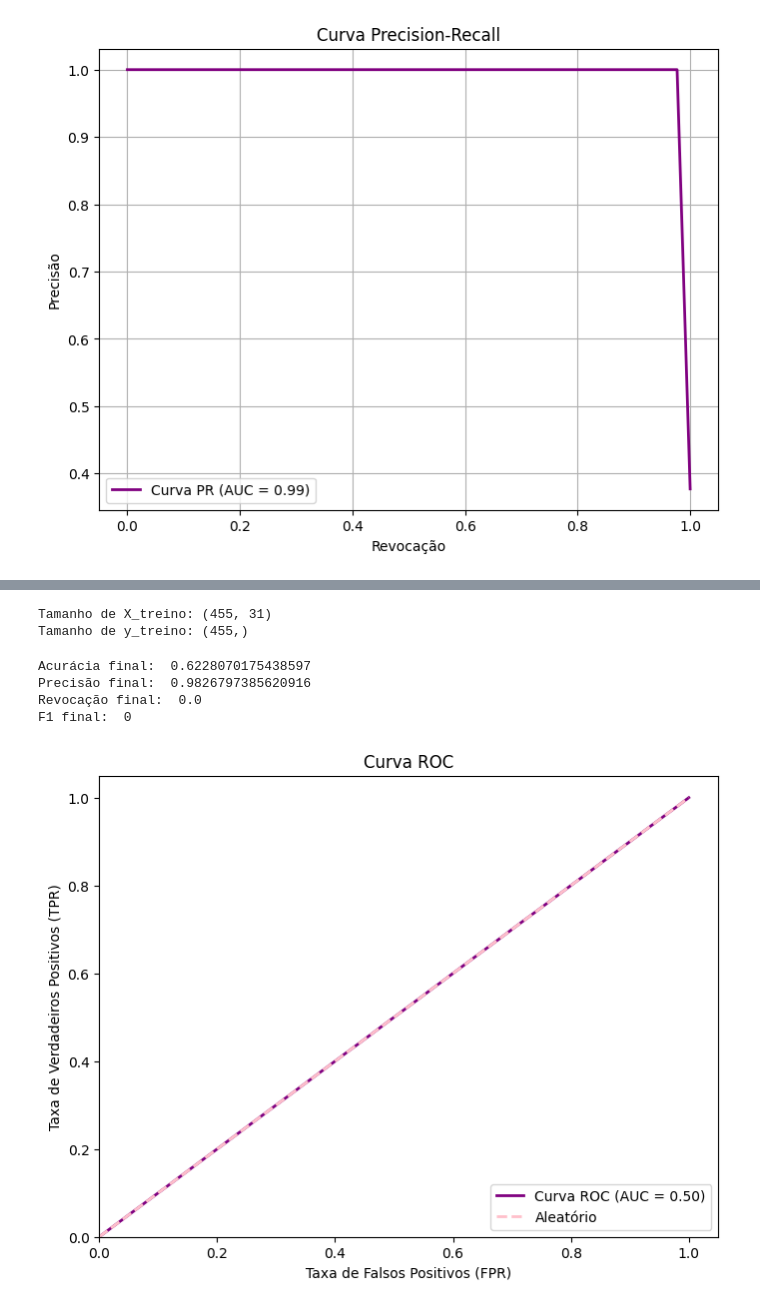
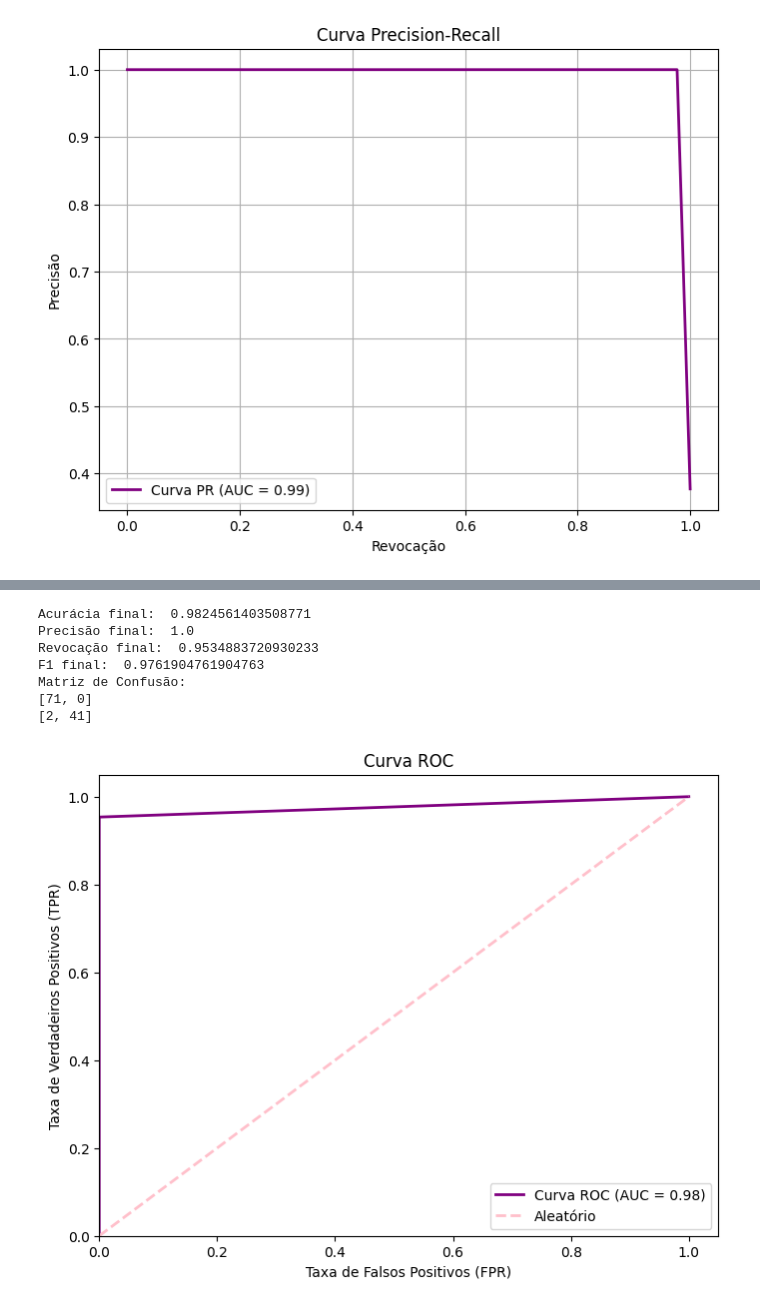
Before and after one commit to VivianKailany/Cancer-Diagnosis-ML-Model-Comparison, a Jupyter notebook: main.ipynb, the cells around one changed output, grey strips where cells are left out. Saved outputs shown, nothing was run; the diff lists cells and outputs as text; code cells hidden in the pictures.

```diff
--- a/main.ipynb
+++ b/main.ipynb
@@ -56,0 +21,21 @@ Desvio padrão do F1: 0.0
+# %%
+# Definir o objeto KFold
+kf = KFold(n_splits=10, shuffle=True, random_state=42)
+
+# Definir a grade de parâmetros
+param_grid_regressaologistica = {
+    'a': [0.001, 0.01, 0.1],
+    'epocas': [100, 200, 300]
+}
+melhor_modelo_RL, melhor_params_RL, melhor_media_RL = Grid_Search_RegressaoLogistica(X_treino, y_treino, param_grid_regressaologistica, kf)
+# %%
+# Definir parâmetros para SVM
+param_grid_SVM = {
+    'C': [2**i for i in range(-25, 26, 2)],
+    'gamma': [2**i for i in range(-25, 24, 2)],
+    'kernel': ['linear', 'rbf']
+}
+y_treino_mod=y_treino.ravel()
+
+# Executar a busca personalizada
+melhor_modelo_SVM, melhor_params_SVM, melhor_media_SVM = Grid_Search_SVM(X_treino, y_treino_mod, param_grid_SVM, kf)
@@ -62,6 +56,12 @@ X_normalizado_treino = escala.fit_transform(X_treino)
 # Normalizar os dados de teste
 X_normalizado_teste = escala.transform(X_teste)
 
-modelo_gd.fit_gd(X_normalizado_treino, y_treino)
-previsao = modelo_gd.predict(X_normalizado_teste)
+melhor_modelo_RL.fit_gd(X_normalizado_treino, y_treino)
+previsao_RL = melhor_modelo_RL.predicao(X_normalizado_teste)
+
+melhor_modelo_SVM.fit(X_normalizado_treino, y_treino_mod)
+previsao_svm = melhor_modelo_SVM.predict(X_normalizado_teste)
+
+melhor_modelo_TREE.fit(X_normalizado_treino, y_treino_mod)
+previsao_tree = melhor_modelo_TREE.predict(X_normalizado_teste)
 # %%
@@ -148,13 +136 @@ Melhores parâmetros para SVM: {'C': 0.03125, 'gamma': 0.0078125}
-# %%
-print(f"Tamanho de X_treino: {X_treino.shape}")
-print(f"Tamanho de y_treino: {y_treino.shape}")
-# %% [output]
-Tamanho de X_treino: (455, 31)
-Tamanho de y_treino: (455,)
-# %%
-
-
-# Treinamento final com o melhor modelo SVM
-best_svm.fit(X_normalizado_treino, y_treino1)
-previsao_svm = best_svm.predict(X_normalizado_teste)
 # %%
@@ -171,32 +149,39 @@ f1_final = f1(precisao_final, revocacao_final)
 # %%
 
-print("Acurácia final: ", acuracia_final)
+print("Acurácia final: ", acuracia_SVM)
 
-print("Precisão final: ", precisao_media)
+print("Precisão final: ", precisao_SVM)
 
-print("Revocação final: ", revocacao_final)
+print("Revocação final: ", revocacao_SVM)
 
-print("F1 final: ", f1_final)
+print("F1 final: ", f1_SVM)
+
+print("Matriz de Confusão:")
+for row in conf_matrix_SVM:
+    print(row)
 # %% [output]
-Acurácia final:  0.6228070175438597
-Precisão final:  0.9826797385620916
-Revocação final:  0.0
-F1 final:  0
+Acurácia final:  0.9824561403508771
+Precisão final:  1.0
+Revocação final:  0.9534883720930233
+F1 final:  0.9761904761904763
+Matriz de Confusão:
+[71, 0]
+[2, 41]
 # %%
 # Calcular as taxas de falsos positivos (FPR) e verdadeiros positivos (TPR)
-fpr, tpr, thresholds = roc_curve(y_teste, previsao_svm)
+fpr_svm, tpr_svm, thresholds_svm = roc_curve(y_teste, previsao_svm)
 # Calcular a área sob a curva ROC (AUC)
-roc_auc = auc(fpr, tpr)
+roc_auc_svm = auc(fpr_svm, tpr_svm)
 # Plotar a curva ROC
 plt.figure(figsize=(8, 6))
-plt.plot(fpr, tpr, color='purple', lw=2, label='Curva ROC (AUC = %0.2f)' % roc_auc)
+plt.plot(fpr_svm, tpr_svm, color='purple', lw=2, label='Curva ROC (AUC = %0.2f)' % roc_auc_svm)
 plt.plot([0, 1], [0, 1], color='pink', linestyle='--', lw=2, label='Aleatório')
 plt.xlim([0.0, 1.05])
 plt.ylim([0.0, 1.05])
 plt.xlabel('Taxa de Falsos Positivos (FPR)')
 plt.ylabel('Taxa de Verdadeiros Positivos (TPR)')
 plt.title('Curva ROC')
 plt.legend(loc="lower right")
 plt.show()
 # %% [output]
-[figure, old version]
+[figure, new version]
```
Also changed, not shown: parts of 16 cells of this notebook, 6 other files.
